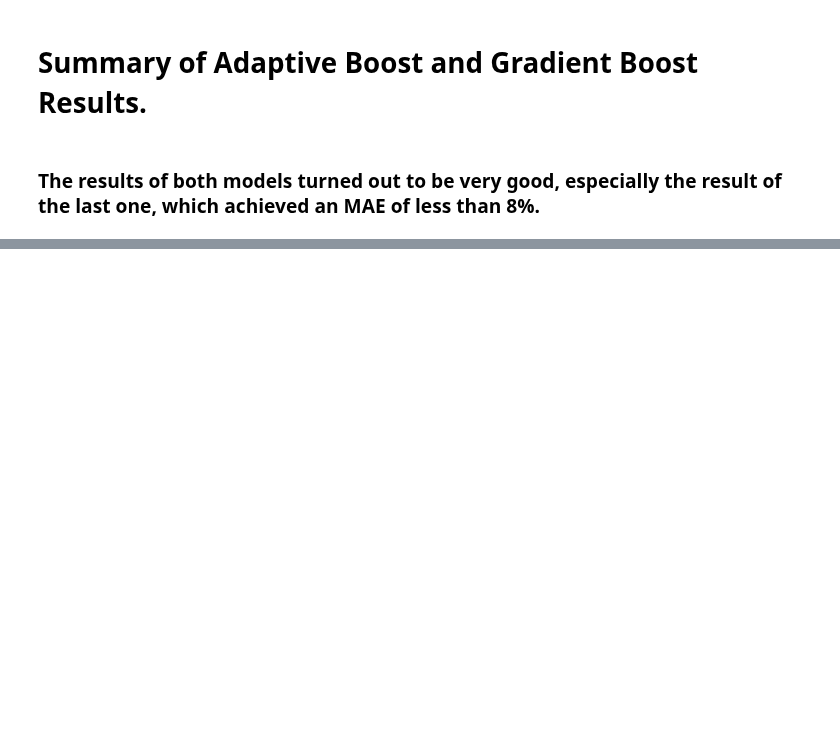
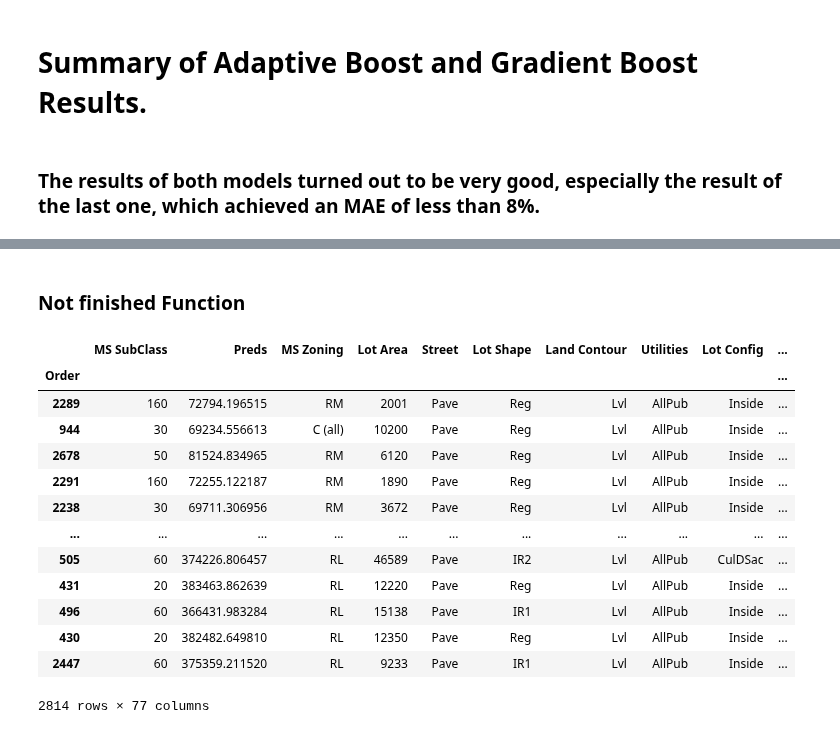
Before and after one commit to KacperChmura1/House-Price, a Jupyter notebook: ML.ipynb, the cells around one changed output, grey strips where cells are left out. Drawn from its saved outputs; the diff is of its cells as text; code cells hidden in the pictures; blank space fills up the shorter version.

Commit message:
Gradient model save and load and Initial value_change_after_apartment_renovation function

```diff
--- a/ML.ipynb
+++ b/ML.ipynb
@@ -532,0 +578,2 @@ MAE(%): 7.871737875535984 %
+# %%
+without_outliers2["ModelPredictions"] = without_outliers2["ModelPredictions"].apply(round)
@@ -532,0 +598,39 @@ MAE(%): 7.871737875535984 %
+# %%
+df = without_outliers2.drop("ModelPredictions", axis = 1)
+# %% [markdown]
+### Not finished Function
+# %%
+def value_change_after_apartment_renovation(df,dummies_df,neigh, value):
+    X_raw = dummies_df.drop("SalePrice", axis = 1)
+    Y = dummies_df["SalePrice"]
+    gradient = GradientBoostingRegressor(n_estimators=250, min_impurity_decrease=0.000001,tol=0.00001,learning_rate=0.125, max_depth=5,
+                                        ccp_alpha=0.01).fit(X_raw, Y)
+    X_raw["Overall Cond"] = value
+    preds = gradient.predict(X_raw)
+    df.insert(1, 'Preds', preds)
+
+    df_neigh = df[df["Neighborhood full name"] == neigh]
+    df_neigh["Diff"] = df_neigh["SalePrice"]
+    [["SalePrice"]] - df[df["Neighborhood full name"] == neigh][["Preds"]]
+    df["Diff"] = df["Diff"].apply(abs)
+
+    return df
+# %%
+df_with_preds = value_change_after_apartment_renovation(df,dummies_df,"Meadow Village",0)
+# %%
+df_with_preds
+# %% [output]
+|  | MS SubClass | Preds | MS Zoning | Lot Area | Street | Lot Shape | Land Contour | Utilities | Lot Config | ... |
+| Order |  |  |  |  |  |  |  |  |  | ... |
+| 2289 | 160 | 72794.196515 | RM | 2001 | Pave | Reg | Lvl | AllPub | Inside | ... |
+| 944 | 30 | 69234.556613 | C (all) | 10200 | Pave | Reg | Lvl | AllPub | Inside | ... |
+| 2678 | 50 | 81524.834965 | RM | 6120 | Pave | Reg | Lvl | AllPub | Inside | ... |
+| 2291 | 160 | 72255.122187 | RM | 1890 | Pave | Reg | Lvl | AllPub | Inside | ... |
+| 2238 | 30 | 69711.306956 | RM | 3672 | Pave | Reg | Lvl | AllPub | Inside | ... |
+| ... | ... | ... | ... | ... | ... | ... | ... | ... | ... | ... |
+| 505 | 60 | 374226.806457 | RL | 46589 | Pave | IR2 | Lvl | AllPub | CulDSac | ... |
+| 431 | 20 | 383463.862639 | RL | 12220 | Pave | Reg | Lvl | AllPub | Inside | ... |
+| 496 | 60 | 366431.983284 | RL | 15138 | Pave | IR1 | Lvl | AllPub | Inside | ... |
+| 430 | 20 | 382482.649810 | RL | 12350 | Pave | Reg | Lvl | AllPub | Inside | ... |
+| 2447 | 60 | 375359.211520 | RL | 9233 | Pave | IR1 | Lvl | AllPub | Inside | ... |
+2814 rows × 77 columns
```
Also changed, not shown: parts of 20 cells of this notebook.
